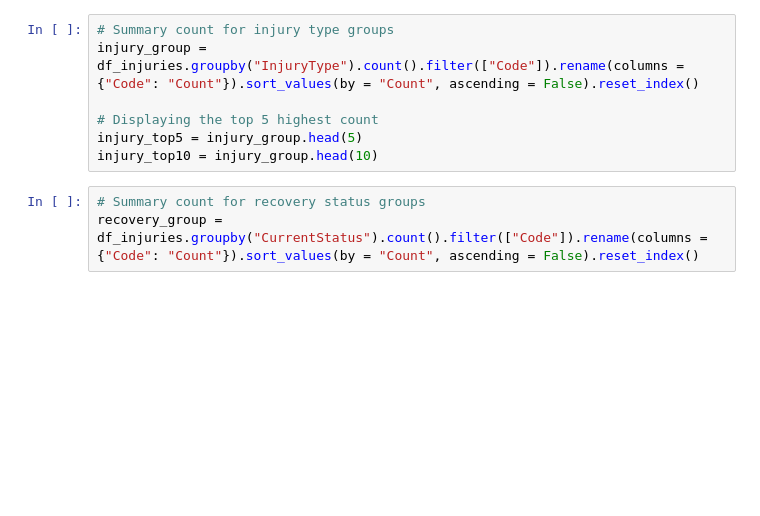
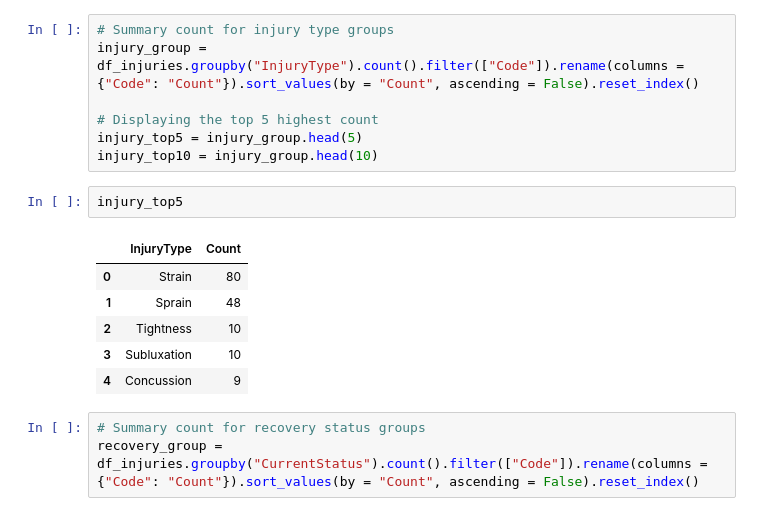
Before and after one commit to bachnguyen234/da301-isaac-athletics, a Jupyter notebook: bach_main_file.ipynb, the cells around one changed output. Drawn from its saved outputs; the diff is of its cells as text; blank space fills up the shorter version.

```diff
--- a/bach_main_file.ipynb
+++ b/bach_main_file.ipynb
@@ -66,6 +84,15 @@ injury_group = df_injuries.groupby("InjuryType").count().filter(["Code"]).rename
 # Displaying the top 5 highest count
 injury_top5 = injury_group.head(5)
 injury_top10 = injury_group.head(10)
+# %%
+injury_top5
+# %% [output]
+|  | InjuryType | Count |
+| 0 | Strain | 80 |
+| 1 | Sprain | 48 |
+| 2 | Tightness | 10 |
+| 3 | Subluxation | 10 |
+| 4 | Concussion | 9 |
 # %%
 # Summary count for recovery status groups
 recovery_group = df_injuries.groupby("CurrentStatus").count().filter(["Code"]).rename(columns = {"Code": "Count"}).sort_values(by = "Count", ascending = False).reset_index()
```
Also changed, not shown: parts of 3 cells of this notebook, 22 other files.
